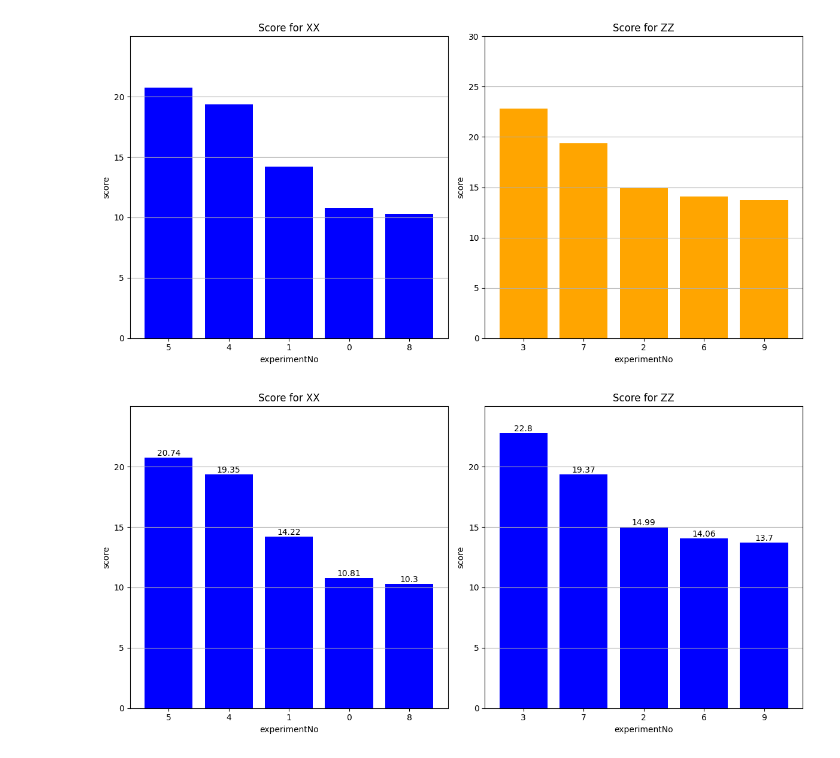
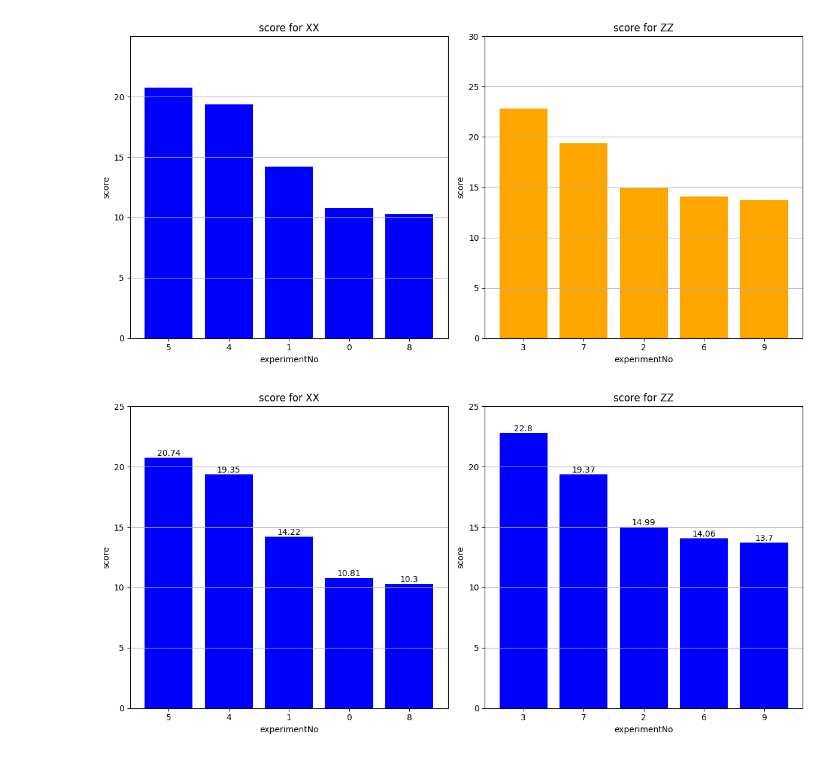
Before and after one commit to ryochinbo/ml-cheat, a Jupyter notebook: notebook/trt1_answer.ipynb, the cells around one changed output. Drawn from its saved outputs; the diff is of its cells as text; code cells hidden in the pictures.

```diff
--- a/notebook/trt1_answer.ipynb
+++ b/notebook/trt1_answer.ipynb
@@ -304,6 +325,9 @@ plt.show()
 [figure]
 # %%
 #複数のグラフを同時に出力　かつ　それぞれグラフの設定をする場合
+
+# 設定　何のヒストグラムを作るか
+col = "score"
 
 # 対象のadditiveのリスト
 additives = ["XX", "ZZ"]
@@ -313,7 +337,7 @@ dfs = []
 
 for additive in additives:
     df_additive = df_all.loc[df_all["additive"] == additive]
-    df_additive = df_additive.sort_values(by='score', ascending=False)
+    df_additive = df_additive.sort_values(by=col, ascending=False)
     df_additive.index = df_additive.index.astype(str)
     dfs.append(df_additive)
 
@@ -321,19 +345,19 @@ for additive in additives:
 fig, axes = plt.subplots(nrows=1, ncols=2, figsize=(12, 6))
 
 # XXのスコアをプロット
-axes[0].bar(dfs[0].index, dfs[0]["score"], color='blue')
+axes[0].bar(dfs[0].index, dfs[0][col], color='blue')
 axes[0].set_xlabel("experimentNo")
-axes[0].set_ylabel("score")
-axes[0].set_title("Score for XX")
+axes[0].set_ylabel(col)
+axes[0].set_title(f"{col} for XX")
 axes[0].grid(axis='y')
 axes[0].set_ylim(0, 25)  # y軸の上下限値を0から100に設定
 axes[0].set_yticks(range(0, 25, 5))  # 刻み幅を10に設定
 
 # YYのスコアをプロット
-axes[1].bar(dfs[1].index, dfs[1]["score"], color='orange')
+axes[1].bar(dfs[1].index, dfs[1][col], color='orange')
 axes[1].set_xlabel("experimentNo")
-axes[1].set_ylabel("score")
-axes[1].set_title("Score for ZZ")
+axes[1].set_ylabel(col)
+axes[1].set_title(f"{col} for ZZ")
 axes[1].grid(axis='y')
 axes[1].set_ylim(0, 30)  # y軸の上下限値を0から100に設定
 axes[1].set_yticks(range(0, 31, 5))  # 刻み幅を10に設定
@@ -345,37 +369,45 @@ plt.show()
 [figure]
 # %%
 #複数のグラフを同時に出力　かつ　同じグラフを出力する場合
+
+# 設定　何のヒストグラムを作るか
+col = "score"
+y_max = 25 #y軸の上限値
+y_min = 0 #y軸の下限値
+y_ticks = 5 #y軸の刻み幅
+
 # 対象のadditiveのリスト
+
 additives = ["XX", "ZZ"]
 
 # データフレームを格納するリスト
 dfs = []
 fig, axes = plt.subplots(nrows=1, ncols=2, figsize=(12, 6))
 
 for i, additive in enumerate(additives):
     df_additive = df_all.loc[df_all["additive"] == additive]
-    df_additive = df_additive.sort_values(by='score', ascending=False)
+    df_additive = df_additive.sort_values(by=col, ascending=False)
     df_additive.index = df_additive.index.astype(str)
     dfs.append(df_additive)
 
     # サブプロットにデータを描画
-    axes[i].bar(dfs[i].index, dfs[i]["score"], color='blue')
+    axes[i].bar(dfs[i].index, dfs[i][col], color='blue')
     axes[i].set_xlabel("experimentNo")
-    axes[i].set_ylabel("score")
-    axes[i].set_title(f"Score for {additive}")
+    axes[i].set_ylabel(col)
+    axes[i].set_title(f"{col} for {additive}")
 
     axes[i].grid(axis='y')
-    axes[i].set_ylim(0, 25)  # y軸の上下限値を0から100に設定
-    axes[i].set_yticks(range(0, 25, 5))  # 刻み幅を10に設定
+    axes[i].set_ylim(y_min, y_max)  # y軸の上下限値を0から100に設定
+    axes[i].set_yticks(range(y_min, y_max + 1, y_ticks))  # 刻み幅を10に設定
     # データ記入
-    bars = axes[i].bar(dfs[i].index, dfs[i]["score"], color='blue')
+    bars = axes[i].bar(dfs[i].index, dfs[i][col], color='blue')
     for bar in bars:
         yval = bar.get_height()
         axes[i].text(bar.get_x() + bar.get_width()/2, yval, round(yval, 2),
                       ha='center', va='bottom')  # 数値をバーの上に表示
 
 # プロットの表示
 plt.tight_layout()
 plt.show()
 # %% [output]
-[figure, old version]
+[figure, new version]
```
Also changed, not shown: parts of 4 cells of this notebook.
